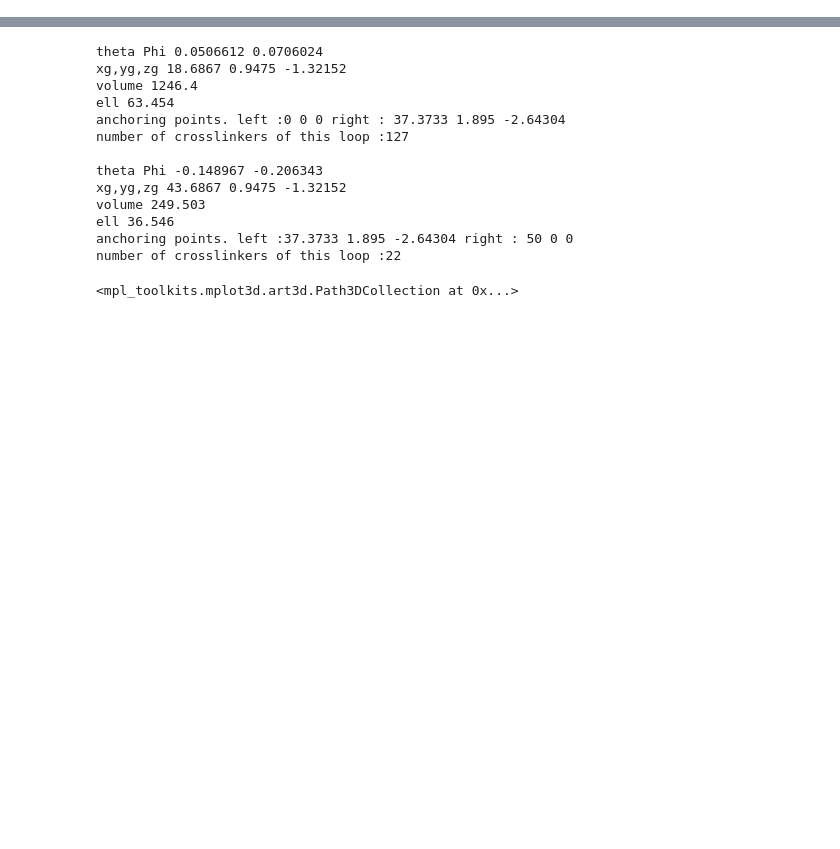
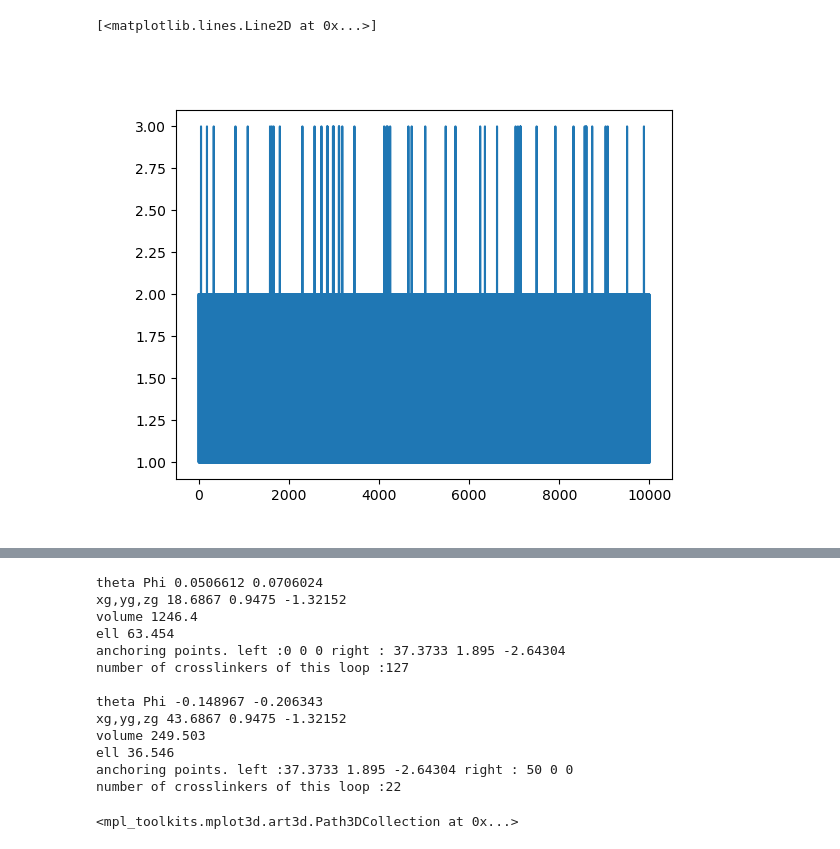
Before and after one commit to HugoLeRoy94/Aging_Condensate, a Jupyter notebook: Test_backend.ipynb, the cells around one changed output, grey strips where cells are left out. Drawn from its saved outputs; the diff is of its cells as text; code cells hidden in the pictures; blank space fills up the shorter version.

```diff
--- a/Test_backend.ipynb
+++ b/Test_backend.ipynb
@@ -57,5 +51,17 @@ print(np.arctan2(0,0))
 # %%
-print(S.evolve())
+time_tot = 10000
+Ells = np.zeros(time_tot,dtype=float)
+Ns = np.zeros(time_tot,dtype=float)
+for t in tqdm.tqdm(range(time_tot)):
+    S.evolve()
+    Ells[t] = np.mean(S.get_ell())
+    Ns[t] = S.get_N_loop()
+# %%
+fig,ax = plt.subplots()
+plt.plot(np.arange(0,time_tot,1),Ns)
+# %% [output]
+[<matplotlib.lines.Line2D at 0x...>]
+[figure, added]
 # %%
 r = S.get_r()
 R = S.get_R()
```
Also changed, not shown: parts of 7 cells of this notebook, 15 other files.
